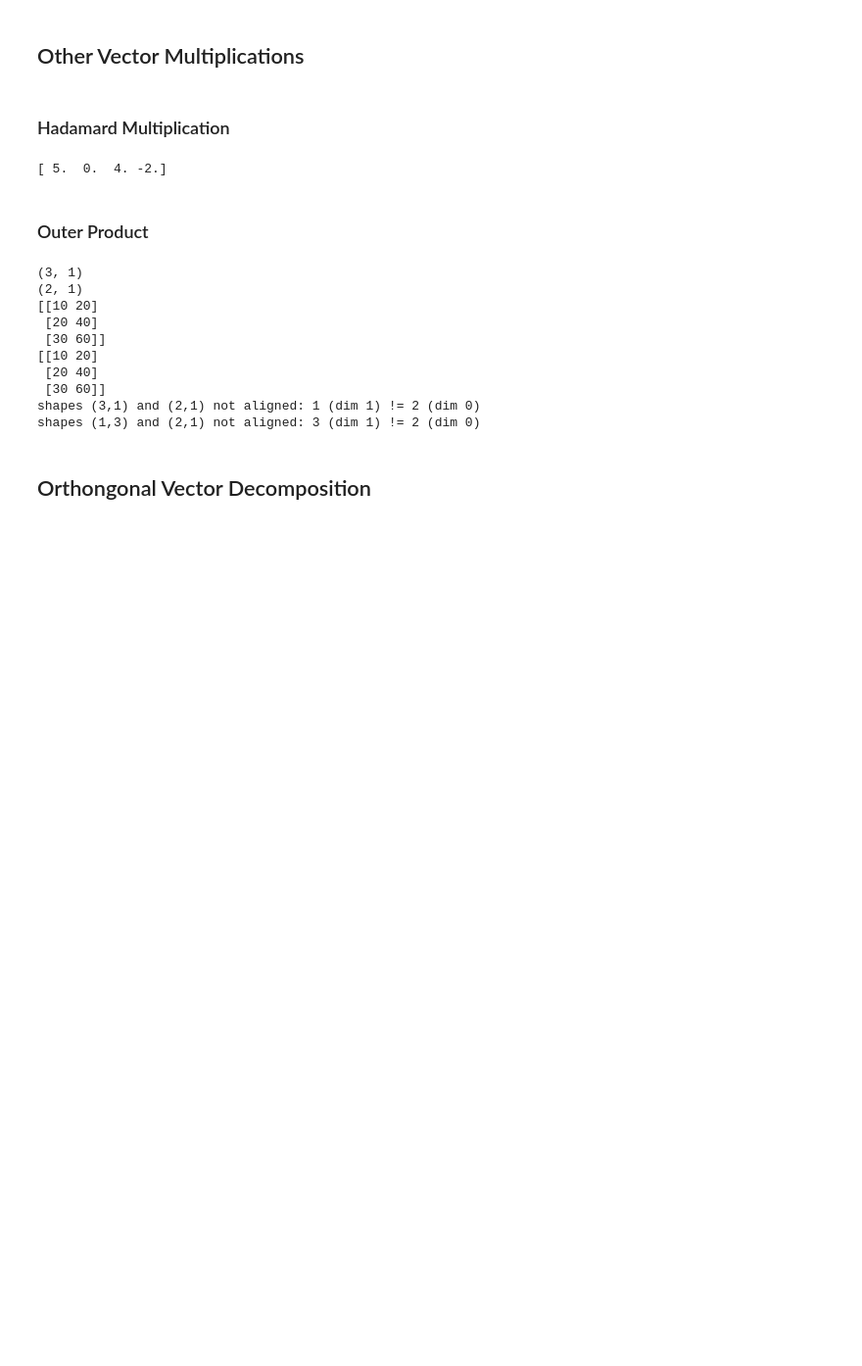
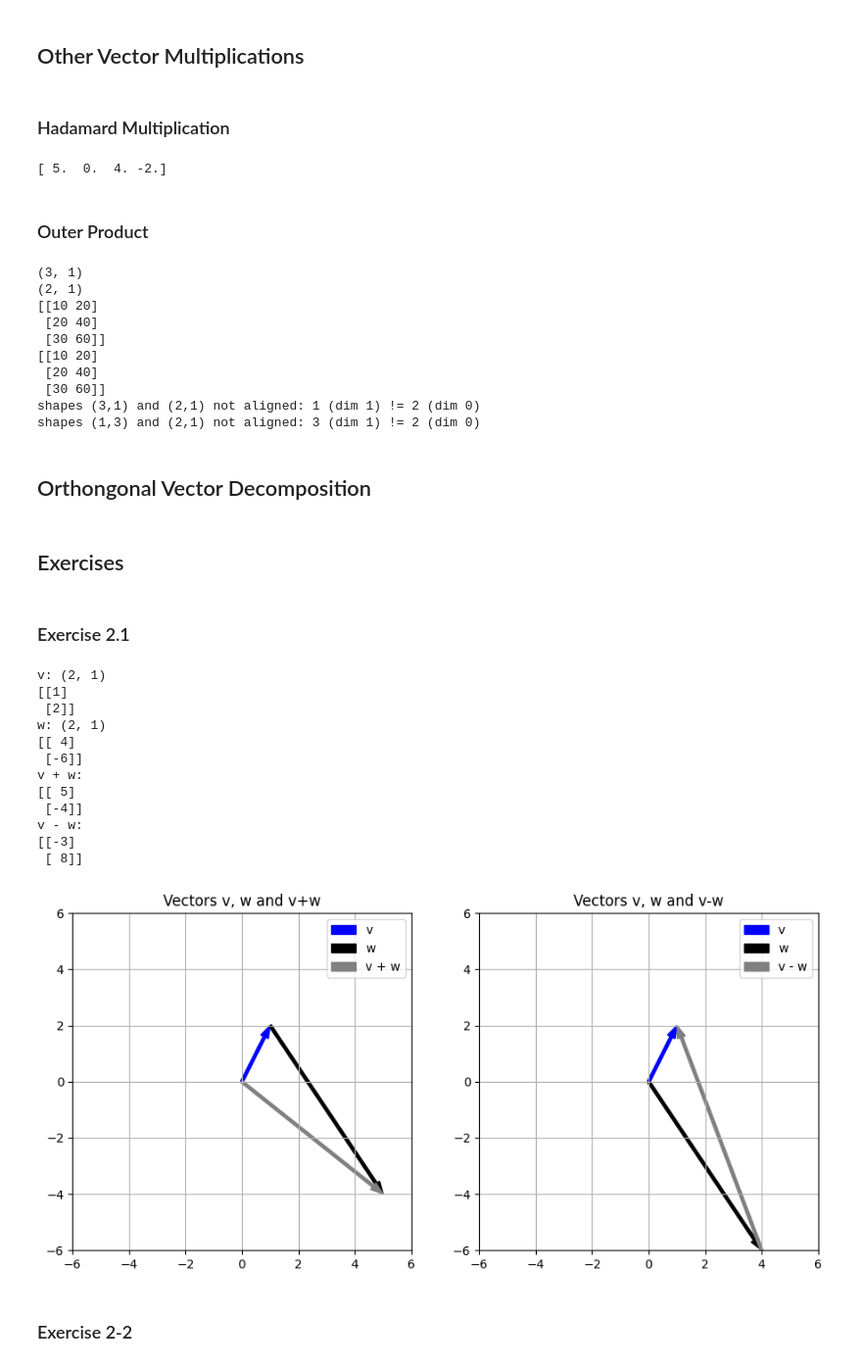
Before and after one commit to martinpbarber/practiical-linear-algebra, a Jupyter notebook: chapter-2.ipynb, the cells around one changed output. Shown at 98% size. Saved outputs shown, nothing was run; the diff lists cells and outputs as text; code cells hidden in the pictures; blank space fills up the shorter version.

Commit message:
Exercises 2-1 and 2-2

```diff
--- a/chapter-2.ipynb
+++ b/chapter-2.ipynb
@@ -208,3 +208,5 @@ shapes (3,1) and (2,1) not aligned: 1 (dim 1) != 2 (dim 0)
 shapes (1,3) and (2,1) not aligned: 3 (dim 1) != 2 (dim 0)
 # %% [markdown]
 ## Orthongonal Vector Decomposition
+# %% [markdown]
+## Exercises
@@ -210,0 +215,55 @@ shapes (1,3) and (2,1) not aligned: 3 (dim 1) != 2 (dim 0)
+# %% [markdown]
+### Exercise 2.1
+# %%
+v = np.array([[1],[2]])
+w = np.array([[4],[-6]])
+
+v_plus_w = v + w
+v_minus_w = v - w
+
+print(f"v: {v.shape}\n{v}")
+print(f"w: {w.shape}\n{w}")
+print(f"v + w: \n{v_plus_w}")
+print(f"v - w: \n{v_minus_w}")
+
+
+fig, ax = plt.subplots(1,2,figsize=(11, 5))
+WIDTH = .1
+
+# Figure 1
+ax[0].set_xlim([-6, 6])
+ax[0].set_ylim([-6, 6])
+ax[0].grid()
+ax[0].set_title("Vectors v, w and v+w")
+ax[0].arrow(0, 0, v[0,0], v[1,0], width=WIDTH,length_includes_head=True, color='blue')
+ax[0].arrow(v[0,0], v[1,0], w[0,0], w[1,0], width=WIDTH,length_includes_head=True, color='black')
+ax[0].arrow(0, 0, v_plus_w[0,0], v_plus_w[1,0], width=WIDTH,length_includes_head=True, color='gray')
+ax[0].legend(['v', 'w', 'v + w'])
+
+# Figure 2
+ax[1].set_xlim([-6, 6])
+ax[1].set_ylim([-6, 6])
+ax[1].grid()
+ax[1].set_title("Vectors v, w and v-w")
+ax[1].arrow(0, 0, v[0,0], v[1,0], width=WIDTH,length_includes_head=True, color='blue')
+ax[1].arrow(0, 0, w[0,0], w[1,0], width=WIDTH,length_includes_head=True, color='black')
+ax[1].arrow(w[0,0], w[1,0], v_minus_w[0,0], v_minus_w[1,0], width=WIDTH,length_includes_head=True, color='gray')
+ax[1].legend(['v', 'w', 'v - w'])
+
+plt.show()
+# %% [output]
+v: (2, 1)
+[[1]
+ [2]]
+w: (2, 1)
+[[ 4]
+ [-6]]
+v + w:
+[[ 5]
+ [-4]]
+v - w:
+[[-3]
+ [ 8]]
+[figure, added]
+# %% [markdown]
+### Exercise 2-2
```
Also changed, not shown: parts of 2 cells of this notebook, 1 other file.
